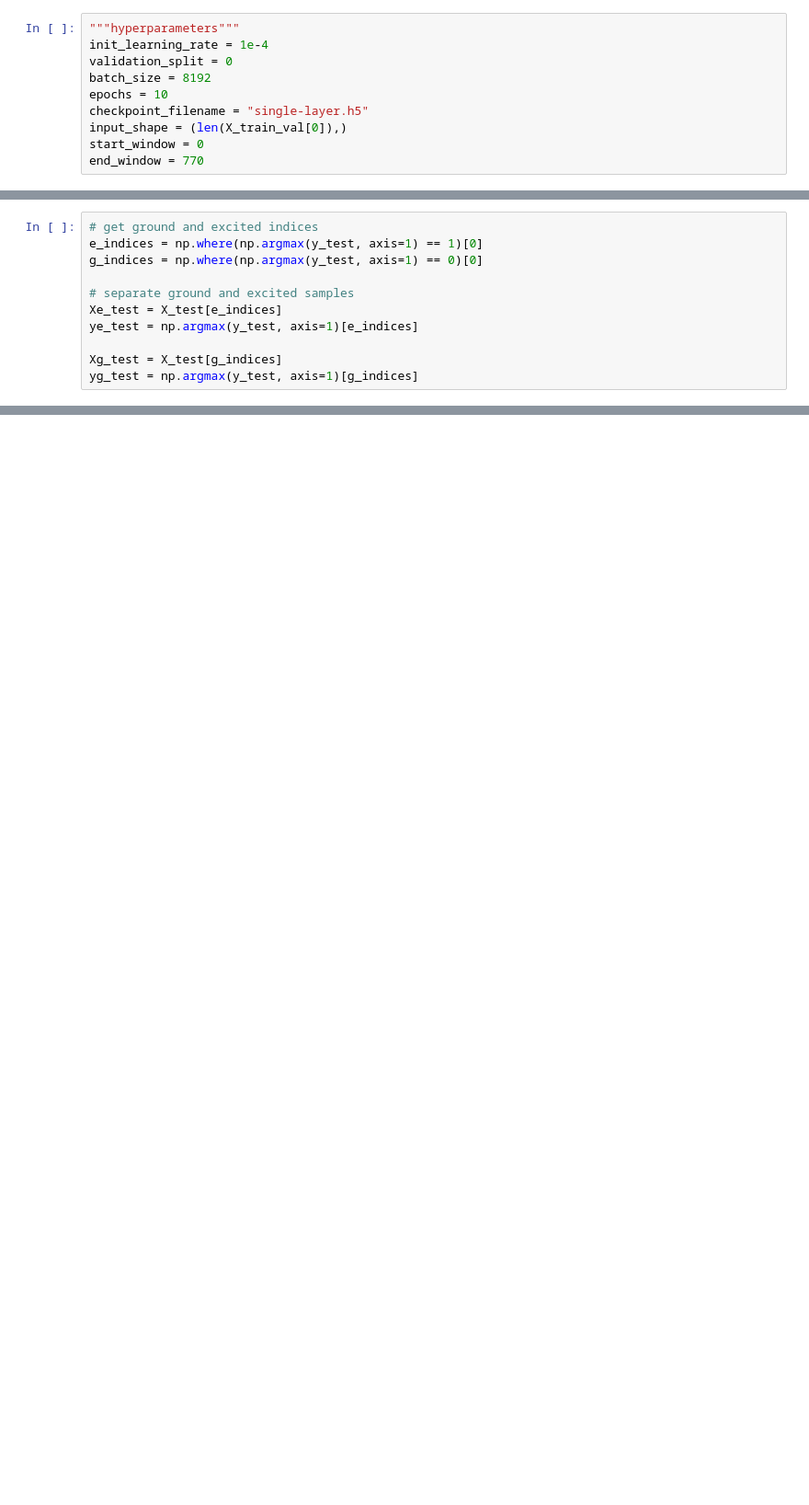
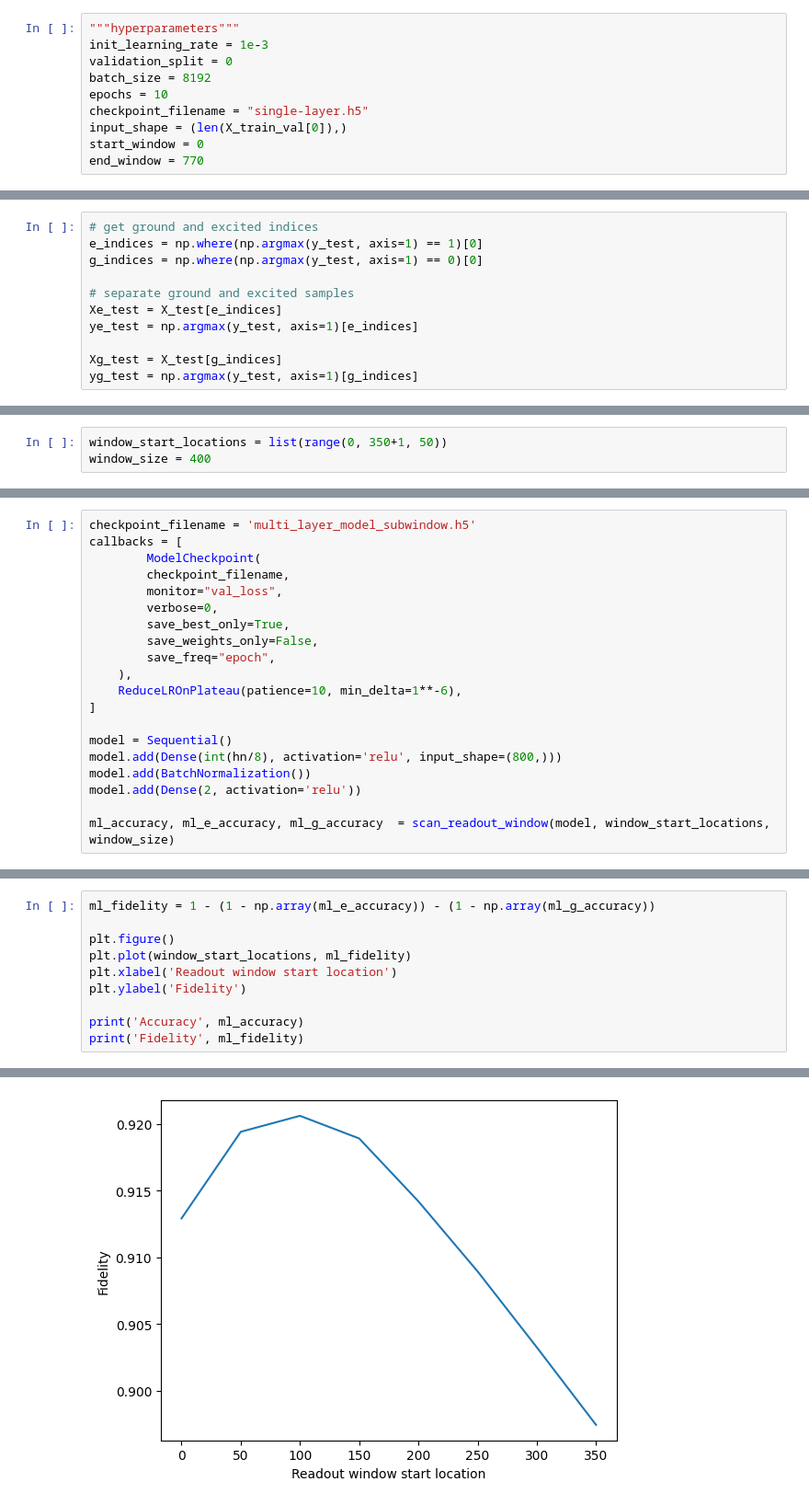
Before and after one commit to fastmachinelearning/ml-quantum-readout, a Jupyter notebook: notebooks/model_training.ipynb, the cells around one changed output, grey strips where cells are left out. Shown: that part at 92% size. Drawn from its saved outputs; the diff is of its cells as text; blank space fills up the shorter version.

Commit message:
Add moving window start location

```diff
--- a/notebooks/model_training.ipynb
+++ b/notebooks/model_training.ipynb
@@ -300,7 +301,7 @@ Or the "small" model
 <img src="../images/single_layer_model.png" alt="alt text" width="50%">
 # %%
 """hyperparameters"""
-init_learning_rate = 1e-4
+init_learning_rate = 1e-3
 validation_split = 0
 batch_size = 8192
 epochs = 10
@@ -449,0 +455,3 @@ Fidelity 0.95684
+# %%
+window_start_locations = list(range(0, 350+1, 50))
+window_size = 400
@@ -449,0 +557,20 @@ Fidelity 0.95684
+# %%
+checkpoint_filename = 'multi_layer_model_subwindow.h5'
+callbacks = [
+        ModelCheckpoint(
+        checkpoint_filename,
+        monitor="val_loss",
+        verbose=0,
+        save_best_only=True,
+        save_weights_only=False,
+        save_freq="epoch",
+    ),
+    ReduceLROnPlateau(patience=10, min_delta=1**-6),
+]
+
+model = Sequential()
+model.add(Dense(int(hn/8), activation='relu', input_shape=(800,)))
+model.add(BatchNormalization())
+model.add(Dense(2, activation='relu'))
+
+ml_accuracy, ml_e_accuracy, ml_g_accuracy  = scan_readout_window(model, window_start_locations, window_size)
@@ -449,0 +595,11 @@ Fidelity 0.95684
+# %%
+ml_fidelity = 1 - (1 - np.array(ml_e_accuracy)) - (1 - np.array(ml_g_accuracy))
+
+plt.figure()
+plt.plot(window_start_locations, ml_fidelity)
+plt.xlabel('Readout window start location')
+plt.ylabel('Fidelity')
+
+print('Accuracy', ml_accuracy)
+print('Fidelity', ml_fidelity)
+# %% [output]
@@ -449,0 +608 @@ Fidelity 0.95684
+[figure, added]
```
Also changed, not shown: parts of 18 cells of this notebook.
